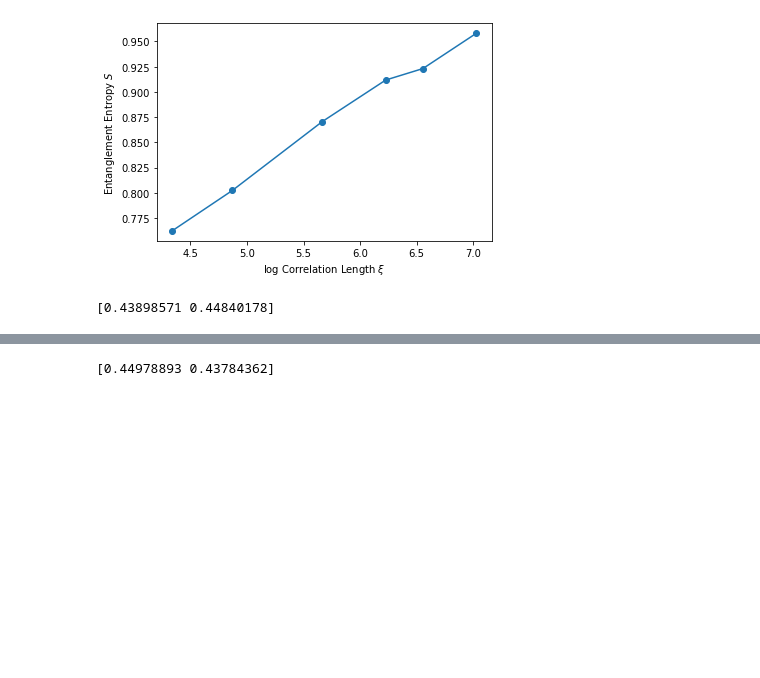
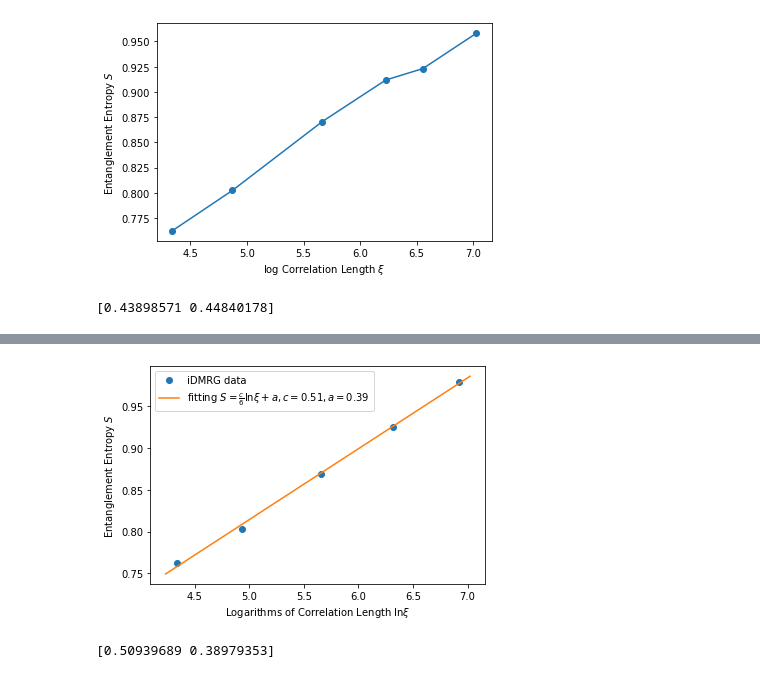
Before and after one commit to JerryChen97/KitaevLadder, a Jupyter notebook: Ising_test.ipynb, the cells around one changed output, grey strips where cells are left out. Drawn from its saved outputs; the diff is of its cells as text; code cells hidden in the pictures; blank space fills up the shorter version.

```diff
--- a/Ising_test.ipynb
+++ b/Ising_test.ipynb
@@ -536,16 +541,29 @@ plot_results(data2)
 # %%
 chi_list = data2['chi_list']
 energy_list = data2['energy_list']
 entropy_list = data2['entropy_list']
 correlation_list = data2['correlation_list']
 
-log_xi = np.log(correlation_list)
-s = entropy_list
+log_xi = np.log(correlation_list)[0:-1]
+s = entropy_list[0:-1]
 
 def func(log_xi, c, a):
     return (c / 6) * log_xi + a
 fitParams, fitCovariances = curve_fit(func, log_xi, s)
 
+plt.plot(log_xi, s, 'o', label='iDMRG data')
+
+logxilist=np.linspace(log_xi[0]-0.1, log_xi[-1]+0.1, 1000)
+slist = [func(lnxi, fitParams[0], fitParams[1]) for lnxi in logxilist]
+plt.plot(logxilist, slist, '-', label=r'fitting $S = \frac{c}{6}\ln\xi + a, c=%.2f, a=%.2f$' % (fitParams[0], fitParams[1]))
+
+plt.xlabel(r'Logarithms of Correlation Length $\ln\xi$')
+plt.ylabel(r'Entanglement Entropy $S$')
+
+plt.legend()
+
+plt.show()
 print(fitParams)
 # %% [output]
+[figure, added]
-[0.44978893 0.43784362]
+[0.50939689 0.38979353]
```
Also changed, not shown: parts of 6 cells of this notebook, 35 other files.
